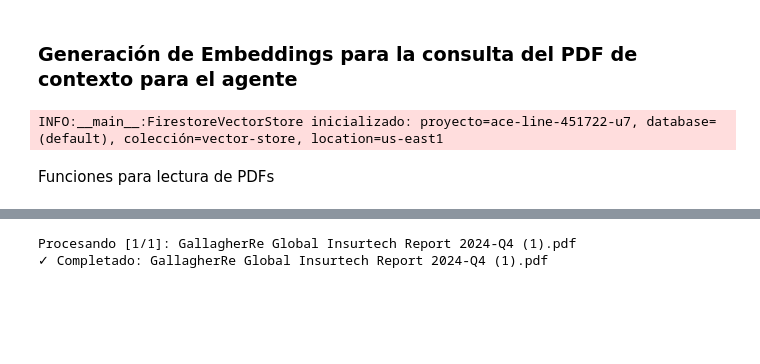
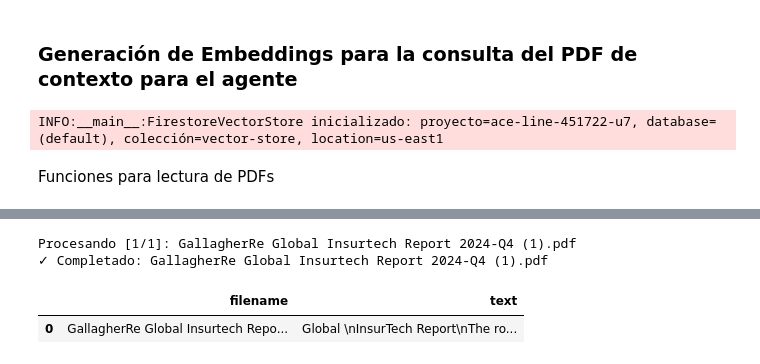
Before and after one commit to fedeargo/prueba_tecnica_rag, a Jupyter notebook: agent_playbook.ipynb, the cells around one changed output, grey strips where cells are left out. Saved outputs shown, nothing was run; the diff lists cells and outputs as text; code cells hidden in the pictures; blank space fills up the shorter version.

```diff
--- a/agent_playbook.ipynb
+++ b/agent_playbook.ipynb
@@ -668,7 +670,10 @@ def process_all_pdfs(
     return results_df
 # %%
 df_documents = process_all_pdfs(".\\data")
+df_documents.head(1)
 # %% [output]
 Procesando [1/1]: GallagherRe Global Insurtech Report 2024-Q4 (1).pdf
 ✓ Completado: GallagherRe Global Insurtech Report 2024-Q4 (1).pdf
+|  | filename | text |
+| 0 | GallagherRe Global Insurtech Repo... | Global \nInsurTech Report\nThe ro... |
 # %%
```
Also changed, not shown: parts of 6 cells of this notebook.
